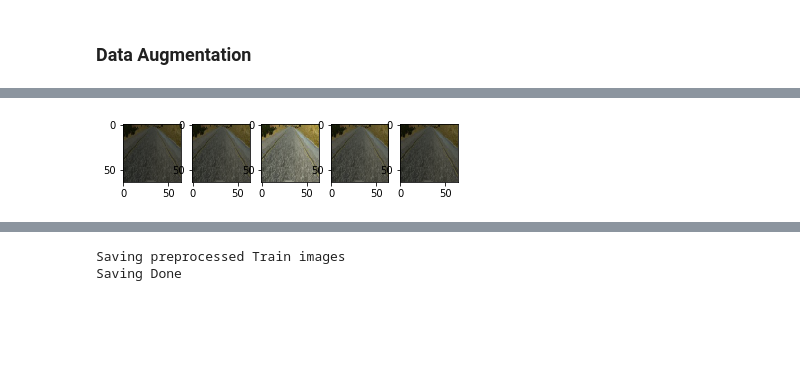
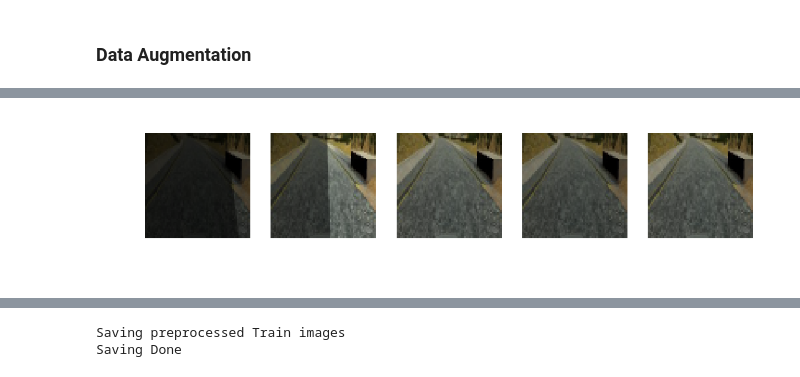
Before and after one commit to jaeoh2/self-driving-car-nd, a Jupyter notebook: CarND-Behavioral-Cloning-P3/Behavioral-Cloning.ipynb, the cells around one changed output, grey strips where cells are left out. Cells and saved outputs as stored; diff of their text form; code cells hidden in the pictures; blank space fills up the shorter version.

Commit message:
update random shadow augmentation

```diff
--- a/CarND-Behavioral-Cloning-P3/Behavioral-Cloning.ipynb
+++ b/CarND-Behavioral-Cloning-P3/Behavioral-Cloning.ipynb
@@ -204,6 +204,30 @@ def random_brightness(image):
     #Convert back to RGB colorspace
     new_img = cv2.cvtColor(hsv, cv2.COLOR_HSV2RGB)
     return new_img
+# %%
+def random_shadow(image):
+    #refer from : https://chatbotslife.com/using-augmentation-to-mimic-human-driving-496b569760a9
+    top_y = 320*np.random.uniform()
+    top_x = 0
+    bot_x = 160
+    bot_y = 320*np.random.uniform()
+    hls = cv2.cvtColor(image, cv2.COLOR_RGB2HLS)
+    shadow_mask = 0*hls[:,:,1]
+    X_m = np.mgrid[0:image.shape[0],0:image.shape[1]][0]
+    Y_m = np.mgrid[0:image.shape[0],0:image.shape[1]][1]
+    shadow_mask[((X_m-top_x)*(bot_y-top_y) -(bot_x - top_x)*(Y_m-top_y) >=0)]=1
+    if np.random.randint(2) == 1:
+        random_bright = 0.5
+        cond1 = shadow_mask==1
+        cond0 = shadow_mask==0
+        if np.random.randint(2)==1:
+            hls[:,:,1][cond1] = hls[:,:,1][cond1]*random_bright
+        else:
+            hls[:,:,1][cond0] = hls[:,:,1][cond0]*random_bright
+
+    img = cv2.cvtColor(hls, cv2.COLOR_HLS2RGB)
+
+    return img
 # %%
 import math
 import cv2
@@ -212,10 +236,12 @@ def preprocess_image(X):
     return X
 # %%
 #test
+plt.figure(dpi=200)
 for i in range(5):
     test_resize_img = random_brightness(test_img)
+    test_resize_img = random_shadow(test_resize_img)
     test_resize_img = preprocess_image(test_resize_img)
-    plt.subplot(1,5,i+1), plt.imshow(test_resize_img)
+    plt.subplot(1,5,i+1), plt.imshow(test_resize_img), plt.axis('off')
 # %% [output]
-[figure, old version]
+[figure, new version]
 # %%
```
Also changed, not shown: parts of 9 cells of this notebook, 2 other files.
